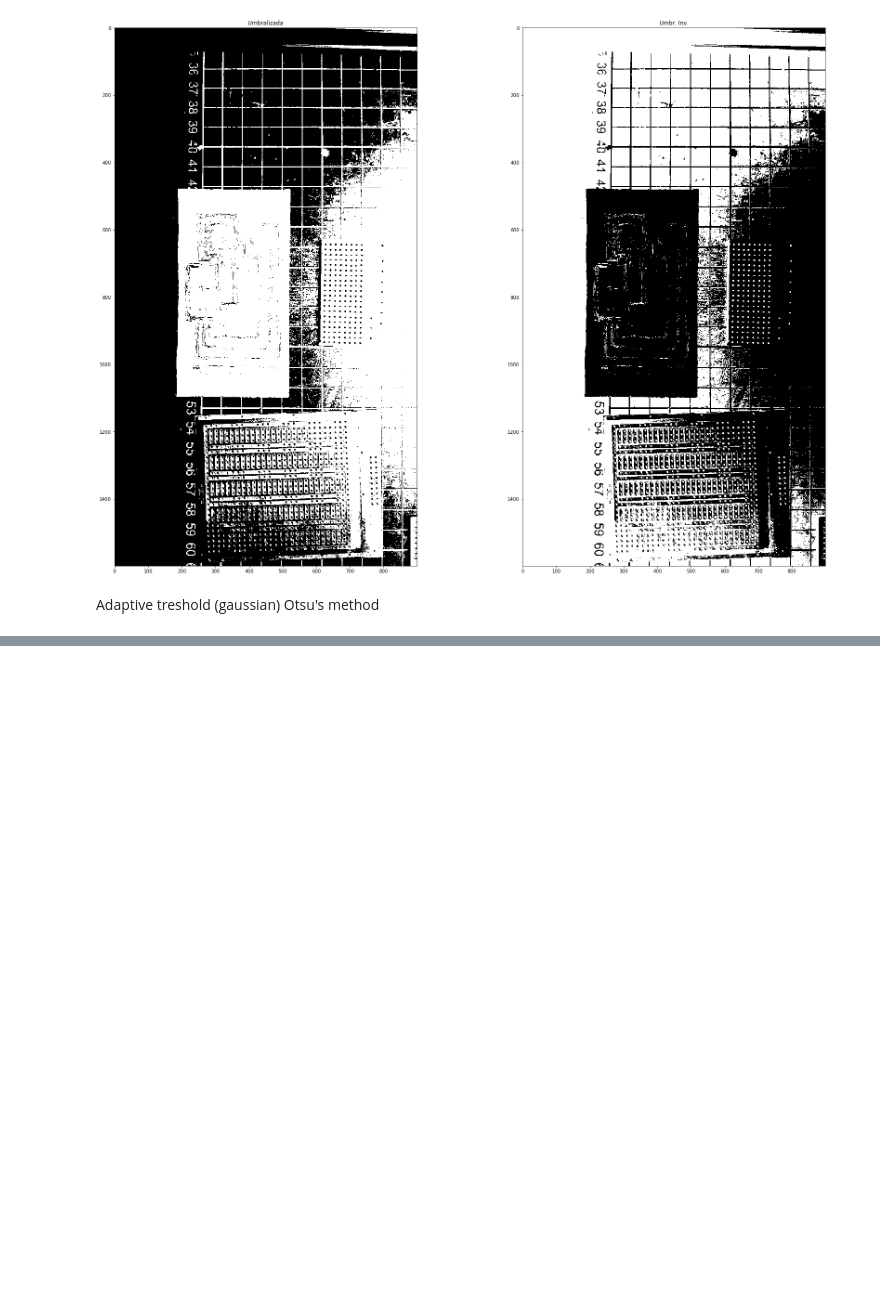
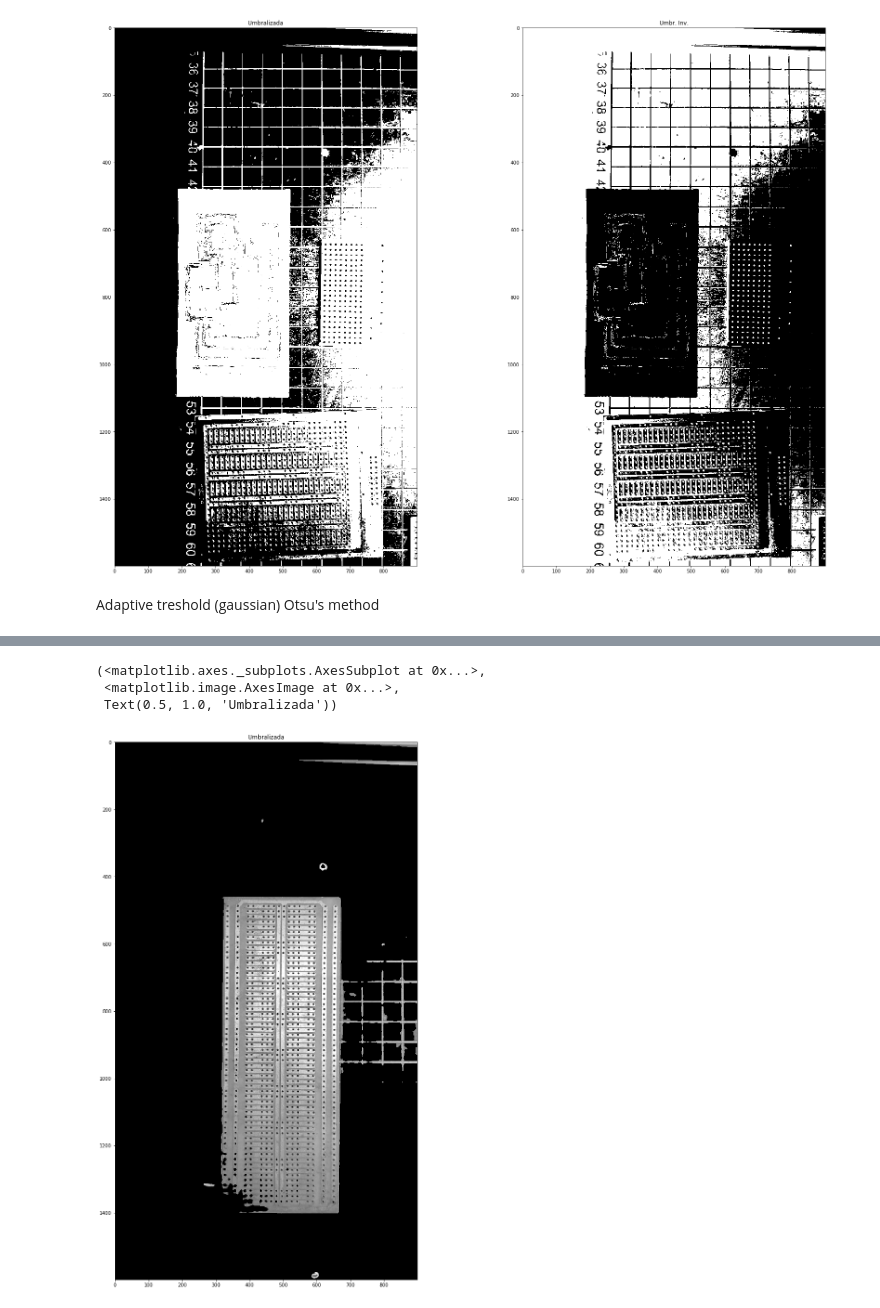
Before and after one commit to aojedao/PCBMillQualityControl, a Jupyter notebook: NotebookBackup.ipynb, the cells around one changed output, grey strips where cells are left out. Saved outputs shown, nothing was run; the diff lists cells and outputs as text; code cells hidden in the pictures; blank space fills up the shorter version.

```diff
--- a/NotebookBackup.ipynb
+++ b/NotebookBackup.ipynb
@@ -94,0 +120,20 @@ plt.subplot(122), plt.imshow(th4, cmap='gray'), plt.title('Umbr. Inv.')
+# %%
+img2 = cv2.imread('/home/user/Documents/UN/TIA/Proyecto/PCBMillQualityControl/TestPics/PCB11.jpg',1)
+bags_hsv = cv2.cvtColor(img2, cv2.COLOR_BGR2HSV)
+hsv = cv2.cvtColor(img2, cv2.COLOR_BGR2HSV)
+bags=img2
+blur = cv2.blur(bags,(5,5))
+blur0=cv2.medianBlur(blur,5)
+blur1= cv2.GaussianBlur(blur0,(5,5),0)
+blur2= cv2.bilateralFilter(blur1,9,75,75)
+low_blue = np.array([120, 60, 60])
+high_blue = np.array([250, 250, 250])
+mask2 = cv2.inRange(blur2, low_blue, high_blue)
+res = cv2.bitwise_and(img2,img2, mask= mask2)
+plt.figure(4,figsize=(25, 25))
+plt.subplot(121), plt.imshow(cv2.cvtColor(res, cv2.COLOR_BGR2GRAY), cmap='gray'), plt.title('Umbralizada')
+# %% [output]
+(<matplotlib.axes._subplots.AxesSubplot at 0x...>,
+ <matplotlib.image.AxesImage at 0x...>,
+ Text(0.5, 1.0, 'Umbralizada'))
+[figure, added]
```
Also changed, not shown: parts of 6 cells of this notebook.
